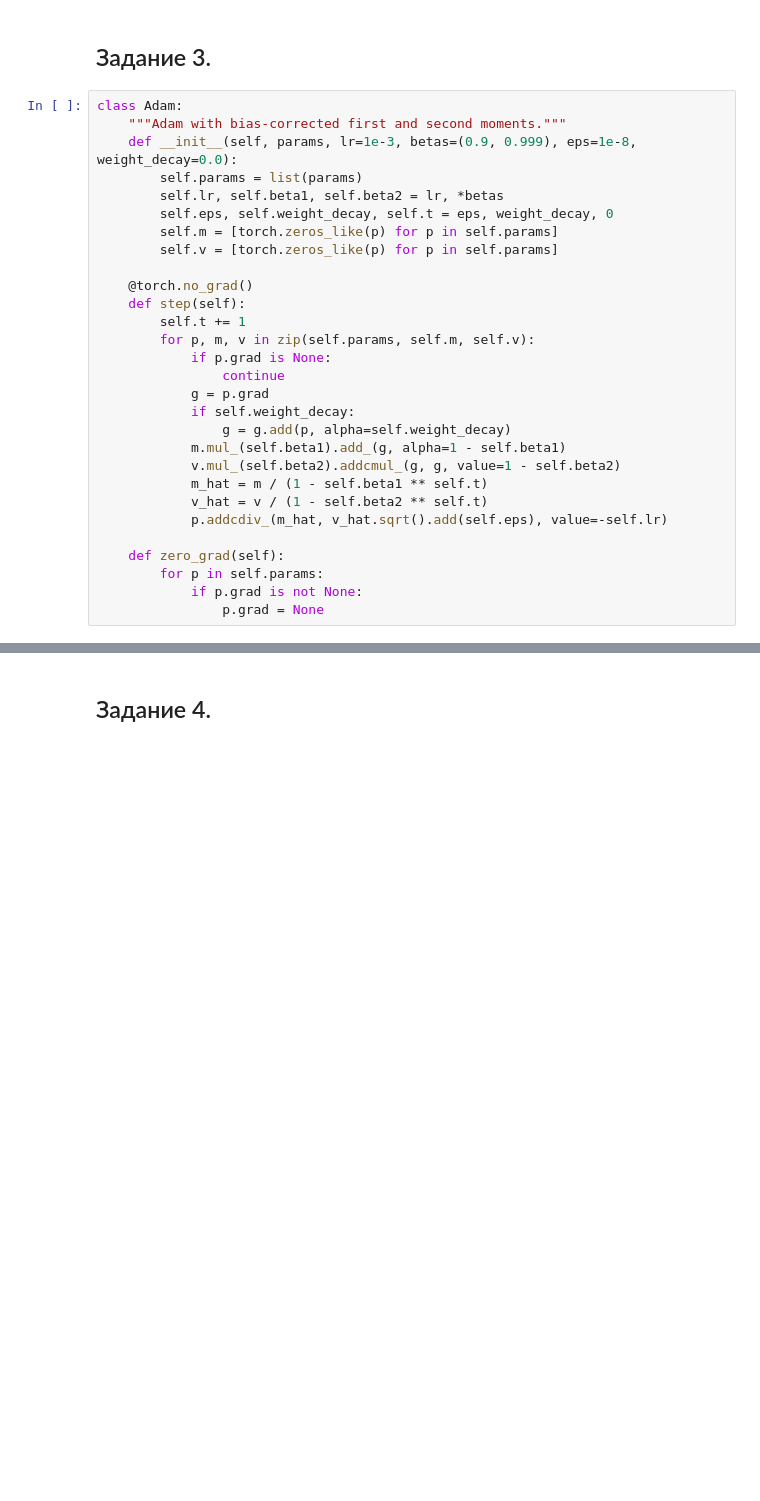
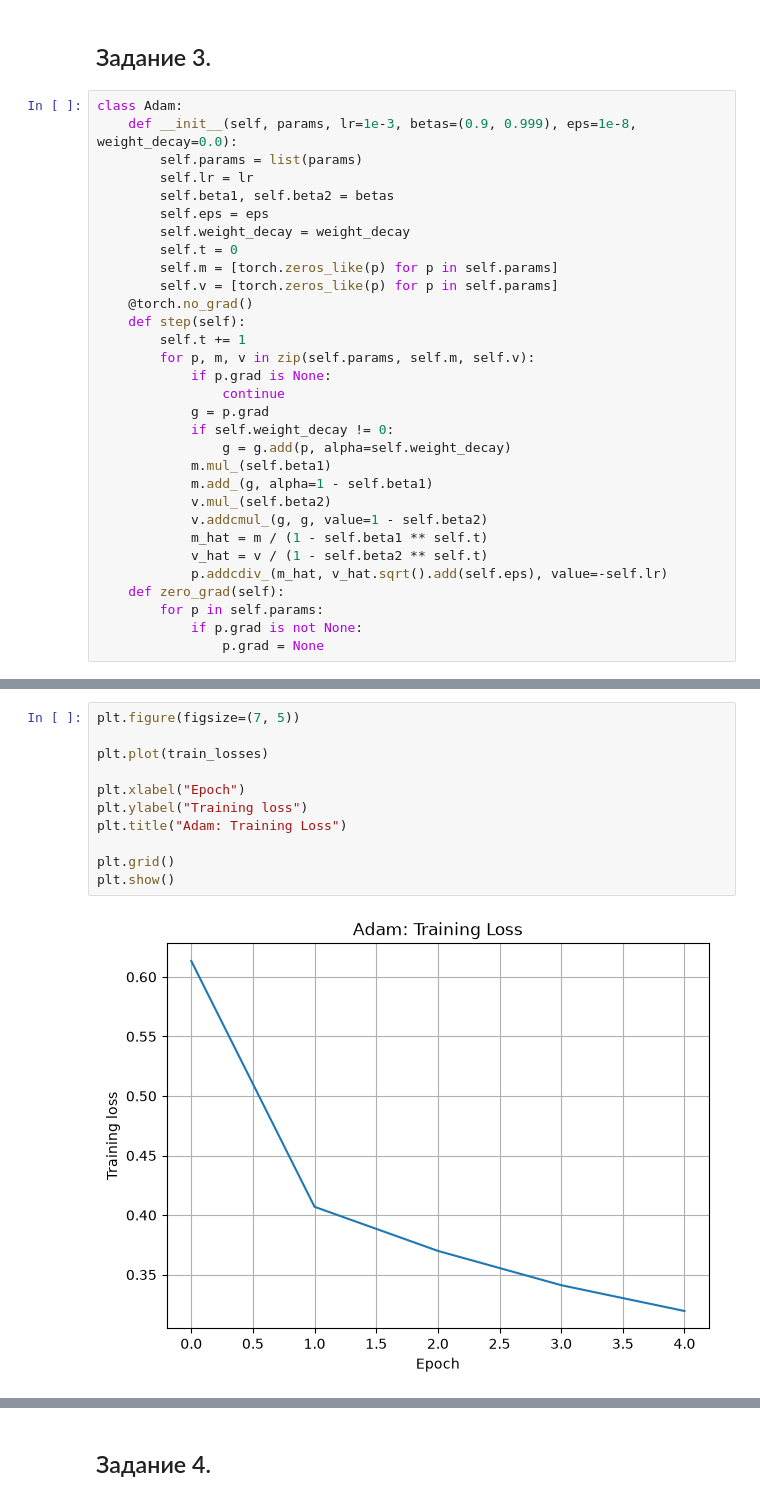
Before and after one commit to sweeteri/spbu_dl_2026, a Jupyter notebook: homeworks/assignment1_solution.ipynb, the cells around one changed output, grey strips where cells are left out. Saved outputs shown, nothing was run; the diff lists cells and outputs as text; blank space fills up the shorter version.

```diff
--- a/homeworks/assignment1_solution.ipynb
+++ b/homeworks/assignment1_solution.ipynb
@@ -317,14 +639,15 @@ Node(data=2, grad=1) Node(data=-3, grad=10) Node(data=10, grad=-3) Node(data=-28
 ## Задание 3.
 # %%
 class Adam:
-    """Adam with bias-corrected first and second moments."""
     def __init__(self, params, lr=1e-3, betas=(0.9, 0.999), eps=1e-8, weight_decay=0.0):
         self.params = list(params)
-        self.lr, self.beta1, self.beta2 = lr, *betas
-        self.eps, self.weight_decay, self.t = eps, weight_decay, 0
+        self.lr = lr
+        self.beta1, self.beta2 = betas
+        self.eps = eps
+        self.weight_decay = weight_decay
+        self.t = 0
         self.m = [torch.zeros_like(p) for p in self.params]
         self.v = [torch.zeros_like(p) for p in self.params]
-
     @torch.no_grad()
     def step(self):
         self.t += 1
@@ -332,14 +655,15 @@ class Adam:
             if p.grad is None:
                 continue
             g = p.grad
-            if self.weight_decay:
+            if self.weight_decay != 0:
                 g = g.add(p, alpha=self.weight_decay)
-            m.mul_(self.beta1).add_(g, alpha=1 - self.beta1)
-            v.mul_(self.beta2).addcmul_(g, g, value=1 - self.beta2)
+            m.mul_(self.beta1)
+            m.add_(g, alpha=1 - self.beta1)
+            v.mul_(self.beta2)
+            v.addcmul_(g, g, value=1 - self.beta2)
             m_hat = m / (1 - self.beta1 ** self.t)
             v_hat = v / (1 - self.beta2 ** self.t)
             p.addcdiv_(m_hat, v_hat.sqrt().add(self.eps), value=-self.lr)
-
     def zero_grad(self):
         for p in self.params:
             if p.grad is not None:
@@ -394,0 +794,13 @@ AssertionError:
+# %%
+plt.figure(figsize=(7, 5))
+
+plt.plot(train_losses)
+
+plt.xlabel("Epoch")
+plt.ylabel("Training loss")
+plt.title("Adam: Training Loss")
+
+plt.grid()
+plt.show()
+# %% [output]
+[figure, added]
```
Also changed, not shown: parts of 28 cells of this notebook.
